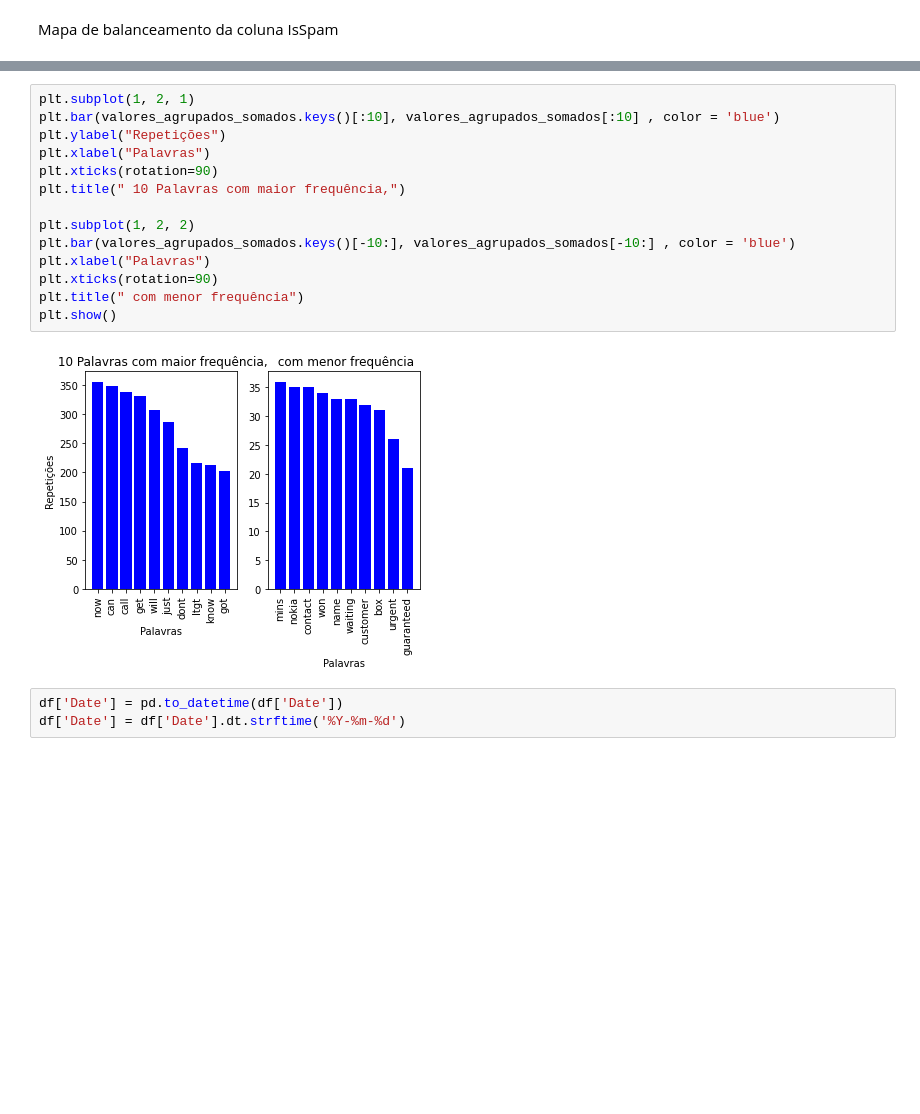
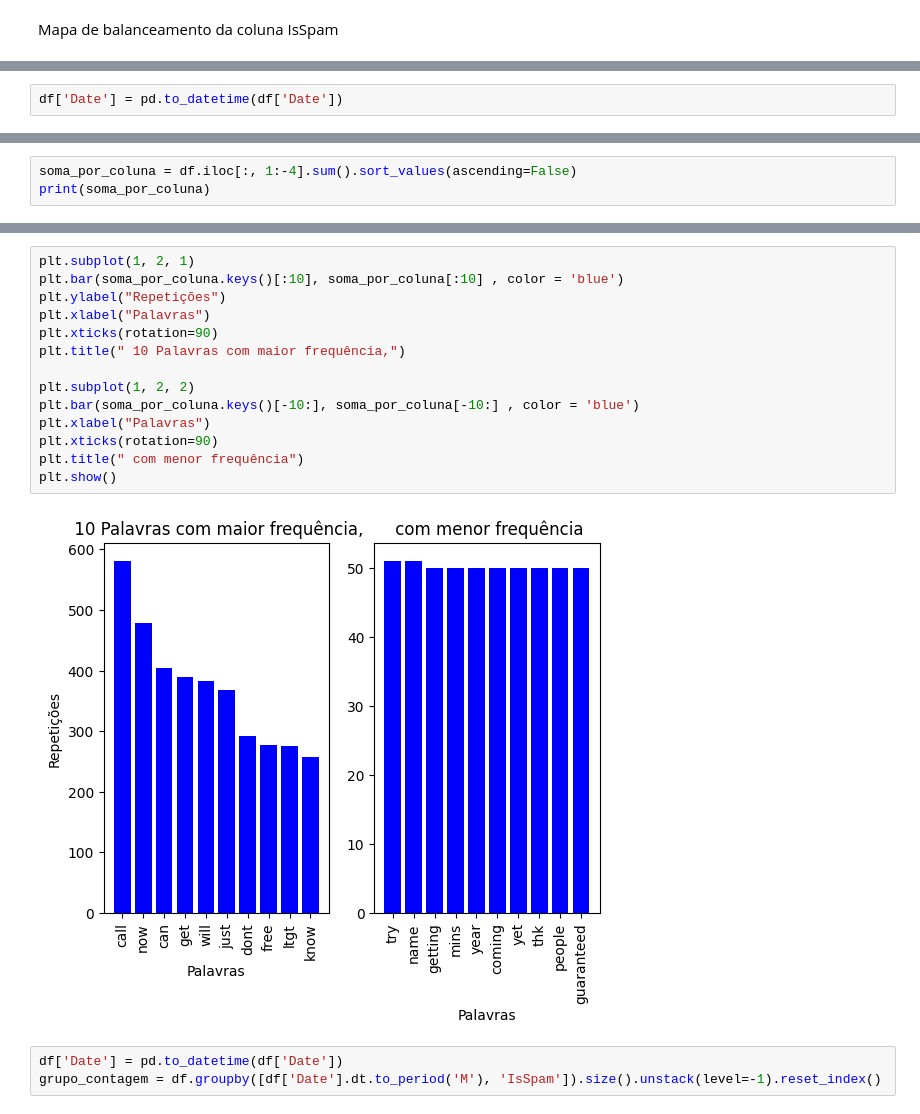
Before and after one commit to Gehlen05/sms-classifier-senior-sistemas, a Jupyter notebook: sms_classifier_estatisticas_senior_sistemas.ipynb, the cells around one changed output, grey strips where cells are left out. Cells and saved outputs as stored; diff of their text form; blank space fills up the shorter version.

```diff
--- a/sms_classifier_estatisticas_senior_sistemas.ipynb
+++ b/sms_classifier_estatisticas_senior_sistemas.ipynb
@@ -57,0 +44,2 @@ valores_agrupados_somados = valores_agrupados.sum().sort_values(ascending=False)
+# %%
+df['Date'] = pd.to_datetime(df['Date'])
@@ -57,0 +63,3 @@ valores_agrupados_somados = valores_agrupados.sum().sort_values(ascending=False)
+# %%
+soma_por_coluna = df.iloc[:, 1:-4].sum().sort_values(ascending=False)
+print(soma_por_coluna)
@@ -76,19 +97,19 @@ plt.show()
 # %%
 plt.subplot(1, 2, 1)
-plt.bar(valores_agrupados_somados.keys()[:10], valores_agrupados_somados[:10] , color = 'blue')
+plt.bar(soma_por_coluna.keys()[:10], soma_por_coluna[:10] , color = 'blue')
 plt.ylabel("Repetições")
 plt.xlabel("Palavras")
 plt.xticks(rotation=90)
 plt.title(" 10 Palavras com maior frequência,")
 
 plt.subplot(1, 2, 2)
-plt.bar(valores_agrupados_somados.keys()[-10:], valores_agrupados_somados[-10:] , color = 'blue')
+plt.bar(soma_por_coluna.keys()[-10:], soma_por_coluna[-10:] , color = 'blue')
 plt.xlabel("Palavras")
 plt.xticks(rotation=90)
 plt.title(" com menor frequência")
 plt.show()
 # %% [output]
-[figure, old version]
+[figure, new version]
 # %%
 df['Date'] = pd.to_datetime(df['Date'])
-df['Date'] = df['Date'].dt.strftime('%Y-%m-%d')
+grupo_contagem = df.groupby([df['Date'].dt.to_period('M'), 'IsSpam']).size().unstack(level=-1).reset_index()
```
Also changed, not shown: parts of 18 cells of this notebook.
